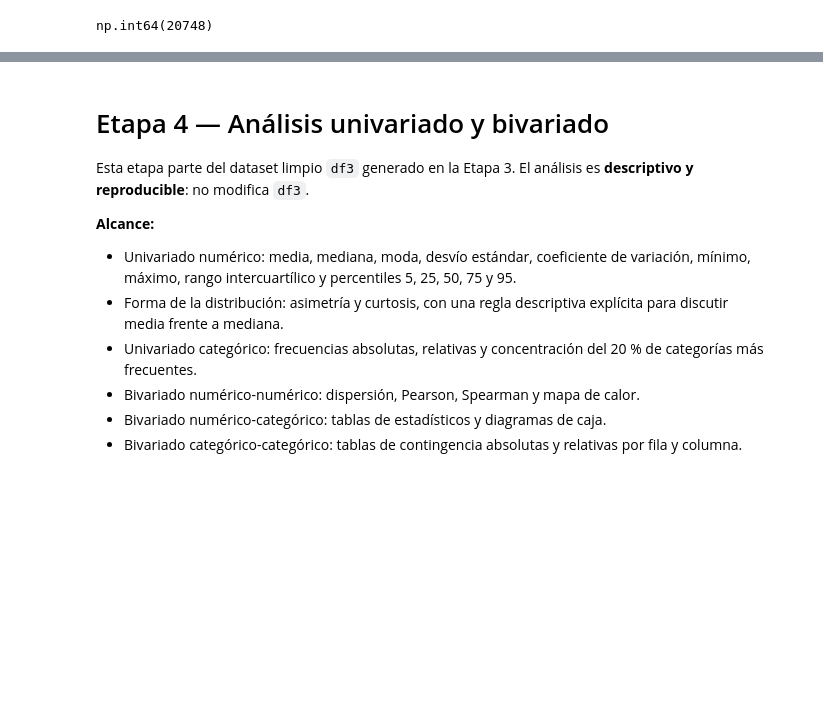
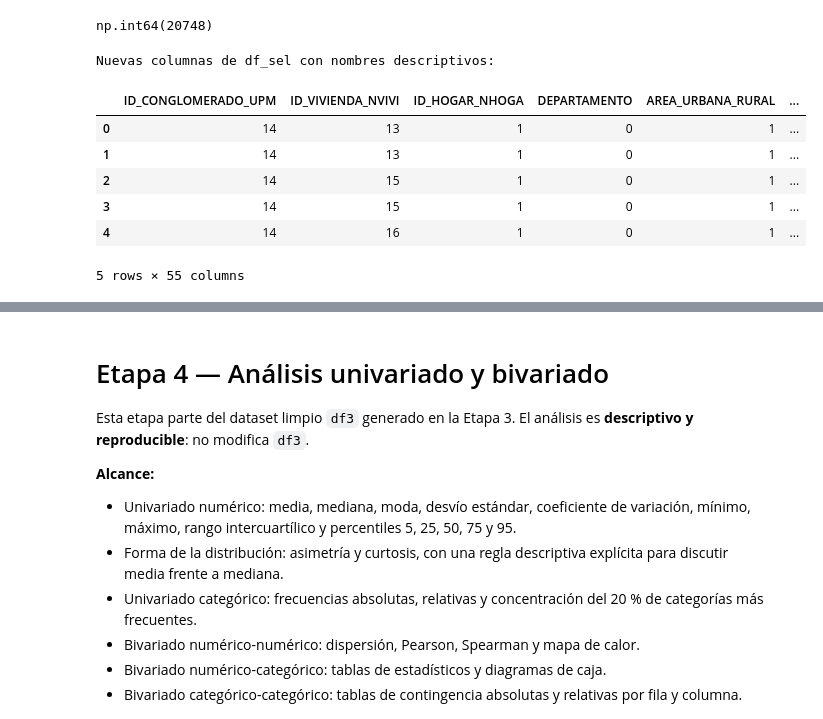
Before and after one commit to fiomusmeci-rgb/Proyecto_DataScience, a Jupyter notebook: notebooks/Fase1_DataScience_Torres_Musmeci_Roman.ipynb, the cells around one changed output, grey strips where cells are left out. Cells and saved outputs as stored; diff of their text form; code cells hidden in the pictures; blank space fills up the shorter version.

```diff
--- a/notebooks/Fase1_DataScience_Torres_Musmeci_Roman.ipynb
+++ b/notebooks/Fase1_DataScience_Torres_Musmeci_Roman.ipynb
@@ -1338,3 +1352,78 @@ CONSIDERACIÓN PARA LA FASE 2
 df_sel["e01aimde"].astype(str).str.contains(",").sum()
 # %% [output]
 np.int64(20748)
+# %%
+# Definimos un diccionario de mapeo para renombrar las columnas a sus significados descriptivos
+mapeo_columnas = {
+    'UPM': 'ID_CONGLOMERADO_UPM',
+    'NVIVI': 'ID_VIVIENDA_NVIVI',
+    'NHOGA': 'ID_HOGAR_NHOGA',
+    'L02': 'NRO_LINEA_L02',
+    'FACTOR': 'FACTOR_EXPANSION',
+    'DPTO': 'DEPARTAMENTO',
+    'AREA': 'AREA_URBANA_RURAL',
+    'P02': 'EDAD',
+    'P04': 'PARENTESCO_JEFE',
+    'P06': 'SEXO',
+    'P08A': 'ANIO_NACIMIENTO',
+    'añoest': 'ANIOS_ESTUDIO',
+    'ED0504': 'NIVEL_GRADO_MAX_APROBADO',
+    'ED06C': 'TITULO_OBTENIDO',
+    'ED08': 'ASISTE_ACTUALMENTE',
+    'PEAA': 'CONDICION_ACTIVIDAD',
+    'PEAD': 'DESOCUPACION_SUBOCUPACION',
+    'CATE_PEA': 'CATEGORIA_OCUPACIONAL',
+    'OCUP_PEA': 'OCUPACION_PRINCIPAL',
+    'RAMA_PEA': 'RAMA_ACTIVIDAD_PRINCIPAL',
+    'TAMA_PEA': 'TAMANIO_ESTABLECIMIENTO',
+    'informalidad': 'INFORMALIDAD',
+    'E01A': 'INGRESO_DECLARADO_PRINCIPAL',
+    'E01B': 'INGRESO_DECLARADO_SECUNDARIO',
+    'E01C': 'INGRESO_DECLARADO_OTROS',
+    'e01aimde': 'INGRESO_HABITUAL_PRINCIPAL',
+    'e01bimde': 'INGRESO_HABITUAL_SECUNDARIO',
+    'e01cimde': 'INGRESO_HABITUAL_OTROS',
+    'HORAB': 'HORAS_SEMANALES_PRINCIPAL',
+    'HORABC': 'HORAS_SEMANALES_SECUNDARIA',
+    'HORABCO': 'HORAS_SEMANALES_OTROS',
+    'B06': 'HORAS_SEMANAL_TRABAJO',
+    'B07A': 'ANIOS_ANTIGUEDAD_PUESTO',
+    'B07M': 'MESES_ANTIGUEDAD_PUESTO',
+    'B07S': 'SEMANAS_ANTIGUEDAD_PUESTO',
+    'B09A': 'ANIOS_ANTIGUEDAD_EMPRESA',
+    'B09M': 'MESES_ANTIGUEDAD_EMPRESA',
+    'B09S': 'SEMANAS_ANTIGUEDAD_EMPRESA',
+    'B10': 'APORTA_JUBILACION',
+    'B11': 'CAJA_JUBILACION',
+    'B12A': 'TIENE_SEGURO_PRIVADO',
+    'B13': 'TIENE_VACACIONES_PAGADAS',
+    'B14': 'TIENE_DESCANSO_SEMANAL',
+    'B15': 'PERTENECE_SINDICATO',
+    'B26': 'TIPO_CONTRATO_TRABAJO',
+    'B28': 'ESTABLECIMIENTO_TIENE_RUC',
+    'B29': 'CONDICION_JURIDICA',
+    'B30': 'EMITE_FACTURA_LEGAL',
+    'B31': 'TIENE_OTRO_TRABAJO',
+    'S01A': 'TIENE_SEGURO_MEDICO',
+    'S02': 'ASEGURADO_IPS_COMO',
+    'D01': 'DISPONIBLE_TRABAJAR_MAS_HORAS',
+    'D02': 'HORAS_DISPONIBLES_MAS_TRABAJAR',
+    'D03': 'DESEA_CAMBIAR_TRABAJO',
+    'D04': 'BUSCA_OTRO_TRABAJO'
+}
+
+# Renombramos las columnas en el conjunto seleccionado df_sel
+df_sel = df_sel.rename(columns=mapeo_columnas)
+
+# Mostramos las primeras columnas para verificar el renombrado
+print("Nuevas columnas de df_sel con nombres descriptivos:")
+display(df_sel.head())
+# %% [output]
+Nuevas columnas de df_sel con nombres descriptivos:
+|  | ID_CONGLOMERADO_UPM | ID_VIVIENDA_NVIVI | ID_HOGAR_NHOGA | DEPARTAMENTO | AREA_URBANA_RURAL | ... |
+| 0 | 14 | 13 | 1 | 0 | 1 | ... |
+| 1 | 14 | 13 | 1 | 0 | 1 | ... |
+| 2 | 14 | 15 | 1 | 0 | 1 | ... |
+| 3 | 14 | 15 | 1 | 0 | 1 | ... |
+| 4 | 14 | 16 | 1 | 0 | 1 | ... |
+5 rows × 55 columns
```
Also changed, not shown: parts of 38 cells of this notebook.
